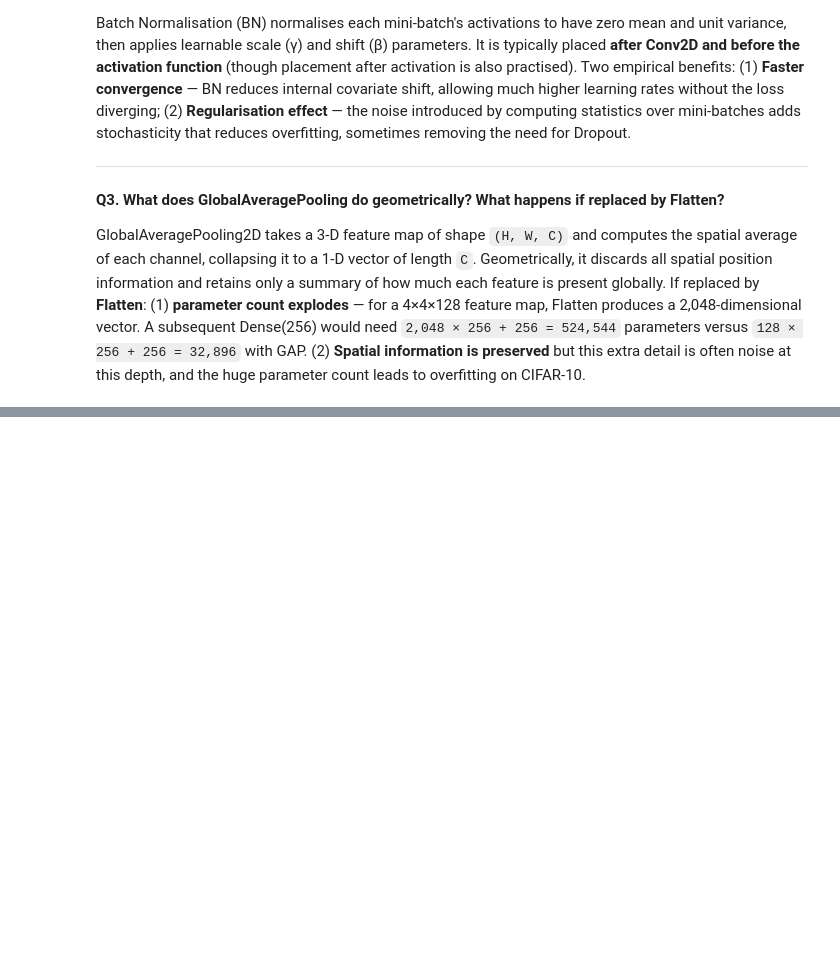
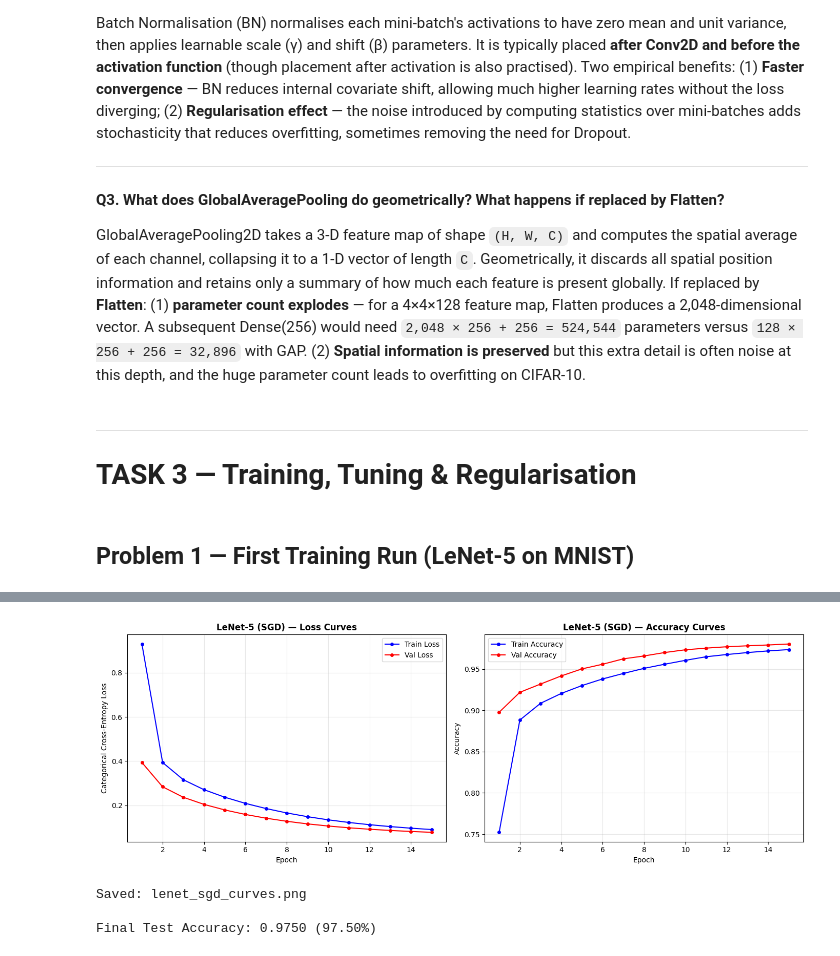
Before and after one commit to SaiAshish1234/CNN-Lab-RGIPT, a Jupyter notebook: 24IT3021_G_Sai_Ashish_CNN_Lab.ipynb, the cells around one changed output, grey strips where cells are left out. Cells and saved outputs as stored; diff of their text form; code cells hidden in the pictures; blank space fills up the shorter version.

Commit message:
Task 3: Model training and validation

```diff
--- a/24IT3021_G_Sai_Ashish_CNN_Lab.ipynb
+++ b/24IT3021_G_Sai_Ashish_CNN_Lab.ipynb
@@ -734,3 +734,75 @@ Batch Normalisation (BN) normalises each mini-batch's activations to have zero m
 **Q3. What does GlobalAveragePooling do geometrically? What happens if replaced by Flatten?**
 
 GlobalAveragePooling2D takes a 3-D feature map of shape `(H, W, C)` and computes the spatial average of each channel, collapsing it to a 1-D vector of length `C`. Geometrically, it discards all spatial position information and retains only a summary of how much each feature is present globally. If replaced by **Flatten**: (1) **parameter count explodes** — for a 4×4×128 feature map, Flatten produces a 2,048-dimensional vector. A subsequent Dense(256) would need `2,048 × 256 + 256 = 524,544` parameters versus `128 × 256 + 256 = 32,896` with GAP. (2) **Spatial information is preserved** but this extra detail is often noise at this depth, and the huge parameter count leads to overfitting on CIFAR-10.
+# %% [markdown]
+---
+# TASK 3 — Training, Tuning & Regularisation
+# %% [markdown]
+## Problem 1 — First Training Run (LeNet-5 on MNIST)
+# %%
+tf.random.set_seed(42)
+np.random.seed(42)
+
+lenet_sgd = build_lenet5()
+lenet_sgd.compile(
+    optimizer=tf.keras.optimizers.SGD(learning_rate=0.01),
+    loss='categorical_crossentropy',
+    metrics=['accuracy']
+)
+
+history_sgd = lenet_sgd.fit(
+    mnist_x_train_p, mnist_y_train_p,
+    epochs=15,
+    batch_size=64,
+    validation_split=0.1,
+    verbose=1
+)
+
+# ── (a)(b) Plot loss and accuracy curves ──────────────────────────────────────
+fig, (ax1, ax2) = plt.subplots(1, 2, figsize=(14, 5))
+epochs = range(1, 16)
+
+# Loss plot
+ax1.plot(epochs, history_sgd.history['loss'],     'b-o', label='Train Loss',      markersize=4)
+ax1.plot(epochs, history_sgd.history['val_loss'], 'r-o', label='Val Loss',        markersize=4)
+ax1.set_title('LeNet-5 (SGD) — Loss Curves', fontweight='bold')
+ax1.set_xlabel('Epoch')
+ax1.set_ylabel('Categorical Cross-Entropy Loss')
+ax1.legend()
+ax1.grid(True, alpha=0.3)
+
+# Accuracy plot
+ax2.plot(epochs, history_sgd.history['accuracy'],     'b-o', label='Train Accuracy', markersize=4)
+ax2.plot(epochs, history_sgd.history['val_accuracy'], 'r-o', label='Val Accuracy',   markersize=4)
+ax2.set_title('LeNet-5 (SGD) — Accuracy Curves', fontweight='bold')
+ax2.set_xlabel('Epoch')
+ax2.set_ylabel('Accuracy')
+ax2.legend()
+ax2.grid(True, alpha=0.3)
+
+# (c) Detect overfitting epoch
+val_losses = history_sgd.history['val_loss']
+overfit_epoch = None
+for i in range(1, len(val_losses)):
+    if val_losses[i] > val_losses[i-1]:
+        overfit_epoch = i + 1  # 1-indexed
+        break
+
+if overfit_epoch:
+    ax1.axvline(x=overfit_epoch, color='orange', linestyle='--', label=f'Overfit @ epoch {overfit_epoch}')
+    ax1.legend()
+    ax2.axvline(x=overfit_epoch, color='orange', linestyle='--', label=f'Overfit @ epoch {overfit_epoch}')
+    ax2.legend()
+    print(f"First sign of overfitting detected at epoch: {overfit_epoch}")
+else:
+    print("No clear overfitting detected within 15 epochs.")
+
+plt.tight_layout()
+plt.savefig('lenet_sgd_curves.png', dpi=150, bbox_inches='tight')
+plt.show()
+print("Saved: lenet_sgd_curves.png")
+
+# (d) Final test accuracy
+test_loss, test_acc = lenet_sgd.evaluate(mnist_x_test_p, mnist_y_test_p, verbose=0)
+print(f"\nFinal Test Accuracy: {test_acc:.4f} ({test_acc*100:.2f}%)")
+# %% [output]
@@ -736,0 +826,4 @@ GlobalAveragePooling2D takes a 3-D feature map of shape `(H, W, C)` and computes
+[figure, added]
+Saved: lenet_sgd_curves.png
+
+Final Test Accuracy: 0.9750 (97.50%)
```
Also changed, not shown: parts of 12 cells of this notebook.
